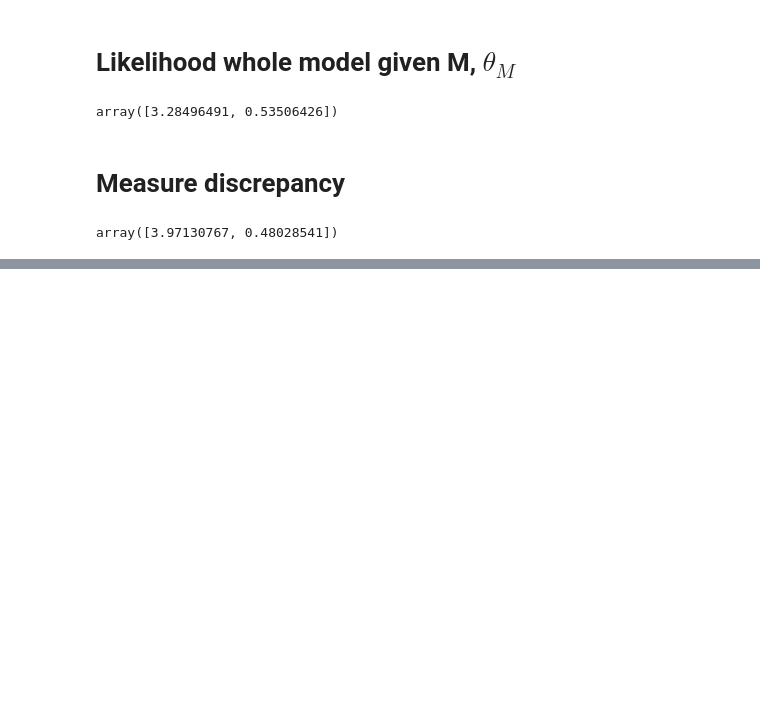
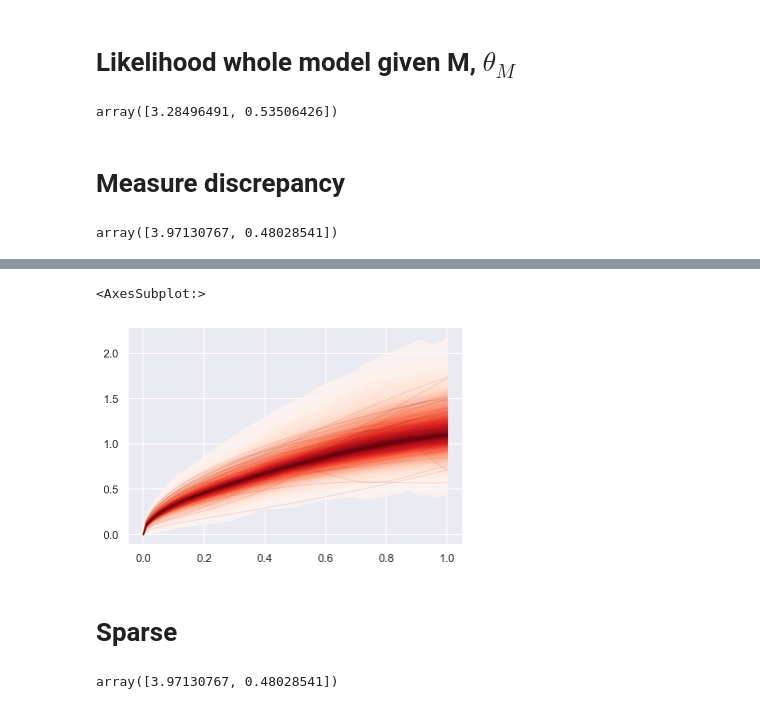
Before and after one commit to AurelienNioche/TransformedGP, a Jupyter notebook: model-discrepancy-using-numpyro.ipynb, the cells around one changed output, grey strips where cells are left out. Saved outputs shown, nothing was run; the diff lists cells and outputs as text; code cells hidden in the pictures; blank space fills up the shorter version.

```diff
--- a/model-discrepancy-using-numpyro.ipynb
+++ b/model-discrepancy-using-numpyro.ipynb
@@ -37,7 +41,7 @@ def u_lin(x, theta=None): return x
 # %% [markdown]
 # Generate choice data
 # %%
-def generate_data(u, seed=123, max_x=1, n=100, tau=3.333, theta=(0.5, )):
+def generate_data(u, seed=123, max_x=1, n=100, tau=3.333, theta=0.5):
 
     np.random.seed(seed)
 
@@ -237,0 +381,47 @@ plot_gp_dist(ax, f_predict, Xtest)
+# %%
+def gp_predict(X, samples, i, Xnew=None, jitter=1.0e-6):
+
+    var=samples['kernel_var'][i]
+    length=samples['kernel_length'][i]
+    eta=samples['eta'][i]
+
+    uX = jnp.array(u_model(X, theta_model)).reshape(-1, 1)
+
+    N = X.shape[0]
+    k_XX = jnp.dot(uX, uX.T) * var **2 * kernel(X, X, length) + jitter*jnp.eye(N)
+    L = jnp.linalg.cholesky(k_XX)
+    f = uX.flatten() + L.dot(eta)
+
+    if Xnew is not None:
+        M = Xnew.shape[0]
+
+        up = jnp.array(u_model(Xnew, theta_model)).reshape(-1, 1)
+        K_Xp = jnp.dot(uX, up.T) * var**2 * kernel(X, Xnew, length)
+
+        A = jax.scipy.linalg.solve_triangular(L, K_Xp, lower=True)
+        v = jax.scipy.linalg.solve_triangular(L, f - uX.flatten(), lower=True)
+
+        f_predict = up.flatten() + jnp.dot(A.T, v)
+
+    else:
+        f_predict = f
+
+    return f_predict
+# %%
+nuts_samples = nuts.get_samples()
+
+Xtest = jnp.array(np.linspace(0, 1, 100))
+
+n_samples = nuts_samples['kernel_var'].shape[0]
+f_predict = np.zeros((n_samples, Xtest.shape[0]))
+
+for i in tqdm(range(n_samples)):
+    f_predict[i] = gp_predict(X=X, Xnew=Xtest, samples=nuts_samples, i=i)
+# %%
+fig, ax = plt.subplots()
+plot_gp_dist(ax, f_predict, Xtest)
+# %% [output]
+<AxesSubplot:>
+[figure, added]
+# %% [markdown]
+# Sparse
@@ -237,0 +476,4 @@ plot_gp_dist(ax, f_predict, Xtest)
+# %%
+optimize(data, u_m=u_pow)
+# %% [output]
+array([3.97130767, 0.48028541])
```
Also changed, not shown: parts of 40 cells of this notebook, 2 other files.
